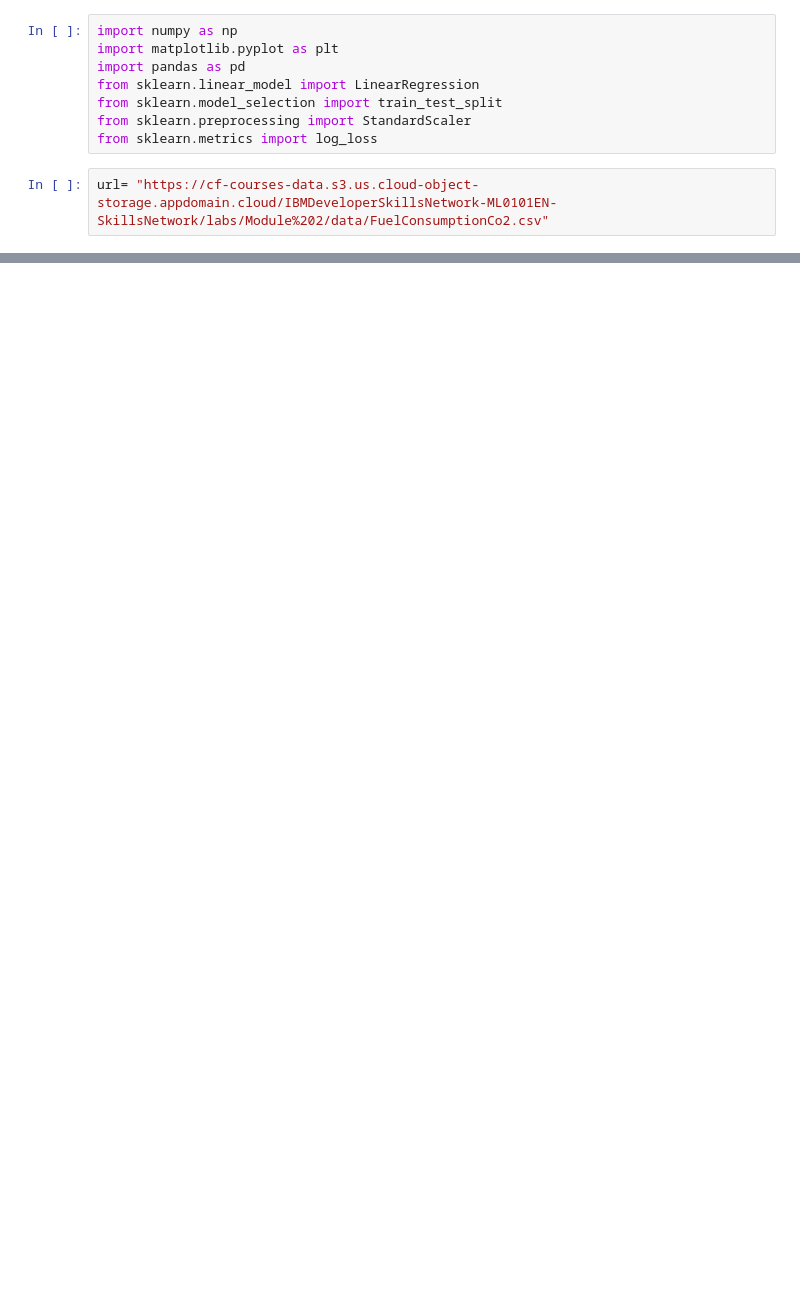
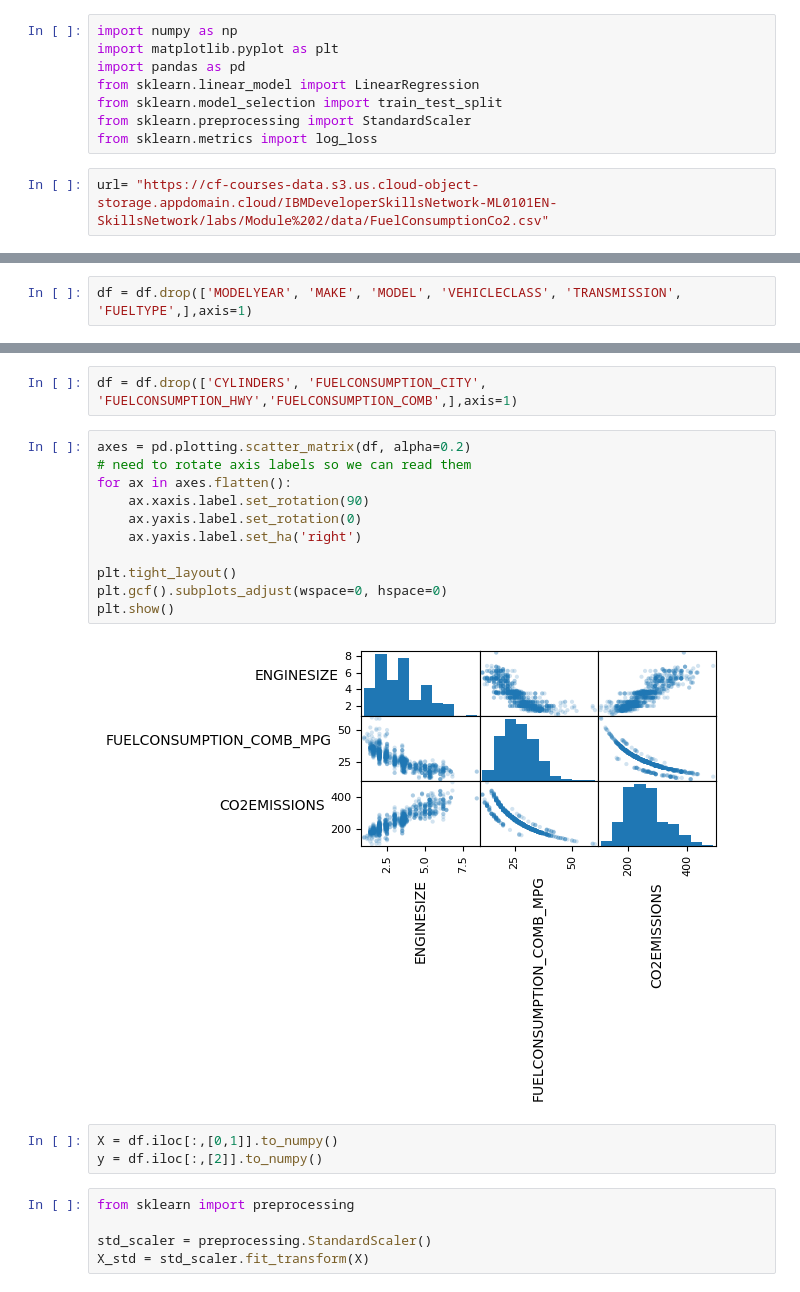
Before and after one commit to anant-jain01/ibm-ml, a Jupyter notebook: multiplelr.ipynb, the cells around one changed output, grey strips where cells are left out. Cells and saved outputs as stored; diff of their text form; blank space fills up the shorter version.

```diff
--- a/multiplelr.ipynb
+++ b/multiplelr.ipynb
@@ -18,3 +18,5 @@ df.head()
 | 2 | 2014 | ACURA | ILX HYBRID | COMPACT | 1.5 | 4 | AV7 | Z | ... |
 | 3 | 2014 | ACURA | MDX 4WD | SUV - SMALL | 3.5 | 6 | AS6 | Z | ... |
 | 4 | 2014 | ACURA | RDX AWD | SUV - SMALL | 3.5 | 6 | AS6 | Z | ... |
+# %%
+df = df.drop(['MODELYEAR', 'MAKE', 'MODEL', 'VEHICLECLASS', 'TRANSMISSION', 'FUELTYPE',],axis=1)
@@ -20,0 +34,23 @@ df.head()
+# %%
+df = df.drop(['CYLINDERS', 'FUELCONSUMPTION_CITY', 'FUELCONSUMPTION_HWY','FUELCONSUMPTION_COMB',],axis=1)
+# %%
+axes = pd.plotting.scatter_matrix(df, alpha=0.2)
+# need to rotate axis labels so we can read them
+for ax in axes.flatten():
+    ax.xaxis.label.set_rotation(90)
+    ax.yaxis.label.set_rotation(0)
+    ax.yaxis.label.set_ha('right')
+
+plt.tight_layout()
+plt.gcf().subplots_adjust(wspace=0, hspace=0)
+plt.show()
+# %% [output]
+[figure, added]
+# %%
+X = df.iloc[:,[0,1]].to_numpy()
+y = df.iloc[:,[2]].to_numpy()
+# %%
+from sklearn import preprocessing
+
+std_scaler = preprocessing.StandardScaler()
+X_std = std_scaler.fit_transform(X)
```
Also changed, not shown: parts of 12 cells of this notebook, 1 other file.
